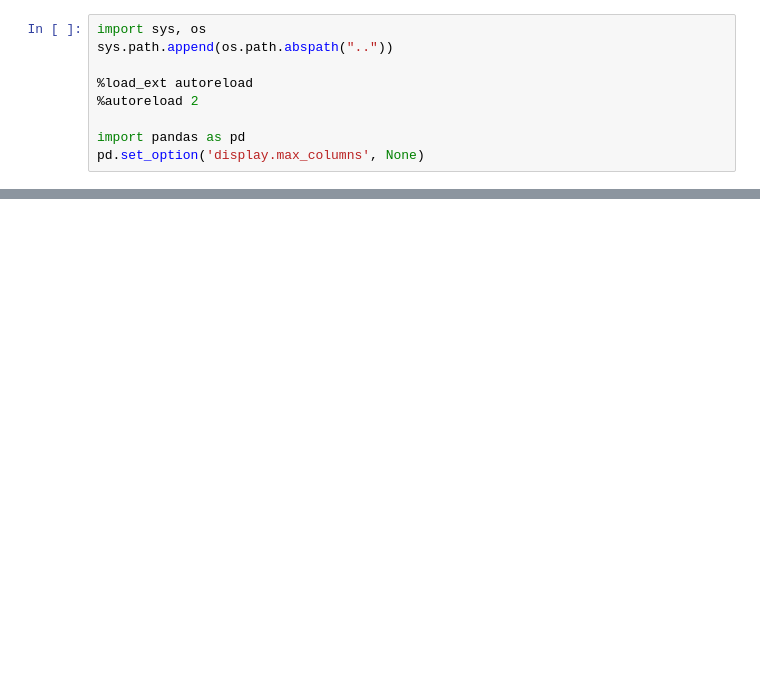
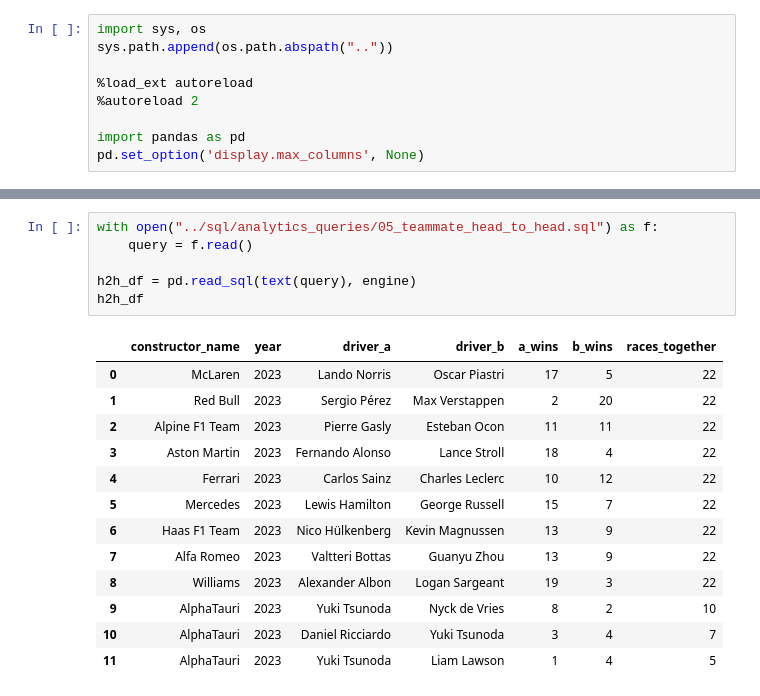
Before and after one commit to TanushxD/F1-analytics, a Jupyter notebook: notebooks/05_sql_analytics.ipynb, the cells around one changed output, grey strips where cells are left out. Cells and saved outputs as stored; diff of their text form; blank space fills up the shorter version.

```diff
--- a/notebooks/05_sql_analytics.ipynb
+++ b/notebooks/05_sql_analytics.ipynb
@@ -20,0 +131,20 @@ ModuleNotFoundError: No module named 'src'
+# %%
+with open("../sql/analytics_queries/05_teammate_head_to_head.sql") as f:
+    query = f.read()
+
+h2h_df = pd.read_sql(text(query), engine)
+h2h_df
+# %% [output]
+|  | constructor_name | year | driver_a | driver_b | a_wins | b_wins | races_together |
+| 0 | McLaren | 2023 | Lando Norris | Oscar Piastri | 17 | 5 | 22 |
+| 1 | Red Bull | 2023 | Sergio Pérez | Max Verstappen | 2 | 20 | 22 |
+| 2 | Alpine F1 Team | 2023 | Pierre Gasly | Esteban Ocon | 11 | 11 | 22 |
+| 3 | Aston Martin | 2023 | Fernando Alonso | Lance Stroll | 18 | 4 | 22 |
+| 4 | Ferrari | 2023 | Carlos Sainz | Charles Leclerc | 10 | 12 | 22 |
+| 5 | Mercedes | 2023 | Lewis Hamilton | George Russell | 15 | 7 | 22 |
+| 6 | Haas F1 Team | 2023 | Nico Hülkenberg | Kevin Magnussen | 13 | 9 | 22 |
+| 7 | Alfa Romeo | 2023 | Valtteri Bottas | Guanyu Zhou | 13 | 9 | 22 |
+| 8 | Williams | 2023 | Alexander Albon | Logan Sargeant | 19 | 3 | 22 |
+| 9 | AlphaTauri | 2023 | Yuki Tsunoda | Nyck de Vries | 8 | 2 | 10 |
+| 10 | AlphaTauri | 2023 | Daniel Ricciardo | Yuki Tsunoda | 3 | 4 | 7 |
+| 11 | AlphaTauri | 2023 | Yuki Tsunoda | Liam Lawson | 1 | 4 | 5 |
```
Also changed, not shown: parts of 6 cells of this notebook.
